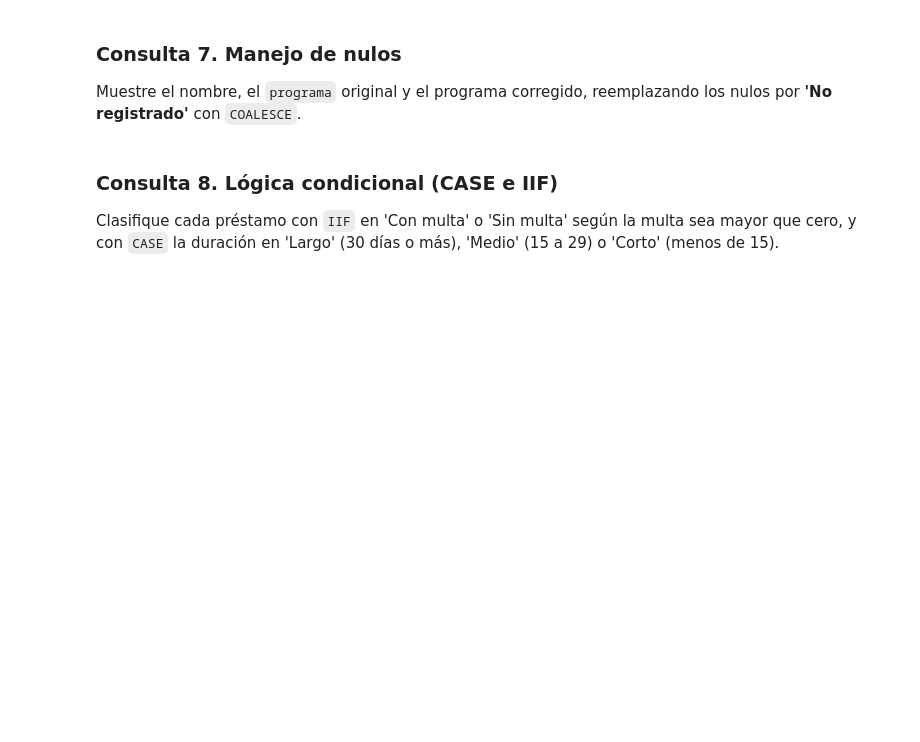
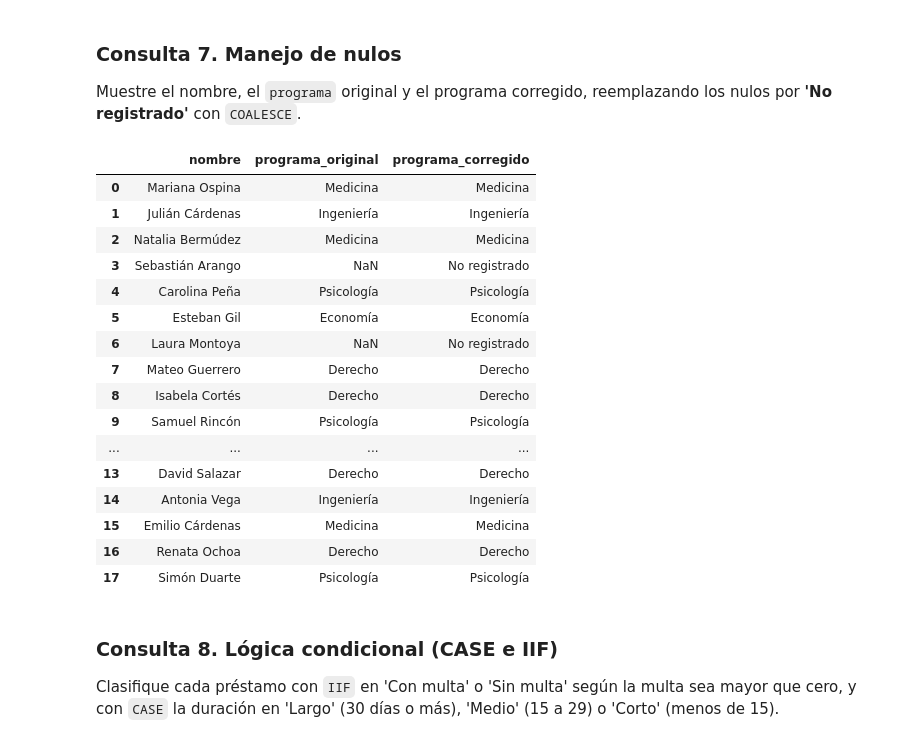
Before and after one commit to michaelmorantesp/diplomado-sqlserver, a Jupyter notebook: M2_taller_notebook_estudiante.ipynb, the cells around one changed output. Saved outputs shown, nothing was run; the diff lists cells and outputs as text; code cells hidden in the pictures; blank space fills up the shorter version.

```diff
--- a/M2_taller_notebook_estudiante.ipynb
+++ b/M2_taller_notebook_estudiante.ipynb
@@ -190,8 +340,31 @@ Muestre la `multa` convertida a entero y la `fecha_prestamo` como texto en forma
 Muestre el nombre, el `programa` original y el programa corregido, reemplazando los nulos por **'No registrado'** con `COALESCE`.
 # %%
 # Consulta 7. Manejo de nulos
-# Escriba aqui su consulta con pd.read_sql(...)
-# Recuerde terminar la celda con df (o display(df)) para ver la tabla.
+df = pd.read_sql("""
+SELECT nombre,
+       programa AS programa_original,
+       COALESCE(programa, 'No registrado') AS programa_corregido
+FROM lectores
+""", con)
+df
+# %% [output]
+|  | nombre | programa_original | programa_corregido |
+| 0 | Mariana Ospina | Medicina | Medicina |
+| 1 | Julián Cárdenas | Ingeniería | Ingeniería |
+| 2 | Natalia Bermúdez | Medicina | Medicina |
+| 3 | Sebastián Arango | NaN | No registrado |
+| 4 | Carolina Peña | Psicología | Psicología |
+| 5 | Esteban Gil | Economía | Economía |
+| 6 | Laura Montoya | NaN | No registrado |
+| 7 | Mateo Guerrero | Derecho | Derecho |
+| 8 | Isabela Cortés | Derecho | Derecho |
+| 9 | Samuel Rincón | Psicología | Psicología |
+| ... | ... | ... | ... |
+| 13 | David Salazar | Derecho | Derecho |
+| 14 | Antonia Vega | Ingeniería | Ingeniería |
+| 15 | Emilio Cárdenas | Medicina | Medicina |
+| 16 | Renata Ochoa | Derecho | Derecho |
+| 17 | Simón Duarte | Psicología | Psicología |
 # %% [markdown]
 ### Consulta 8. Lógica condicional (CASE e IIF)
 Clasifique cada préstamo con `IIF` en 'Con multa' o 'Sin multa' según la multa sea mayor que cero, y con `CASE` la duración en 'Largo' (30 días o más), 'Medio' (15 a 29) o 'Corto' (menos de 15).
```
Also changed, not shown: parts of 14 cells of this notebook, 13 other files.
